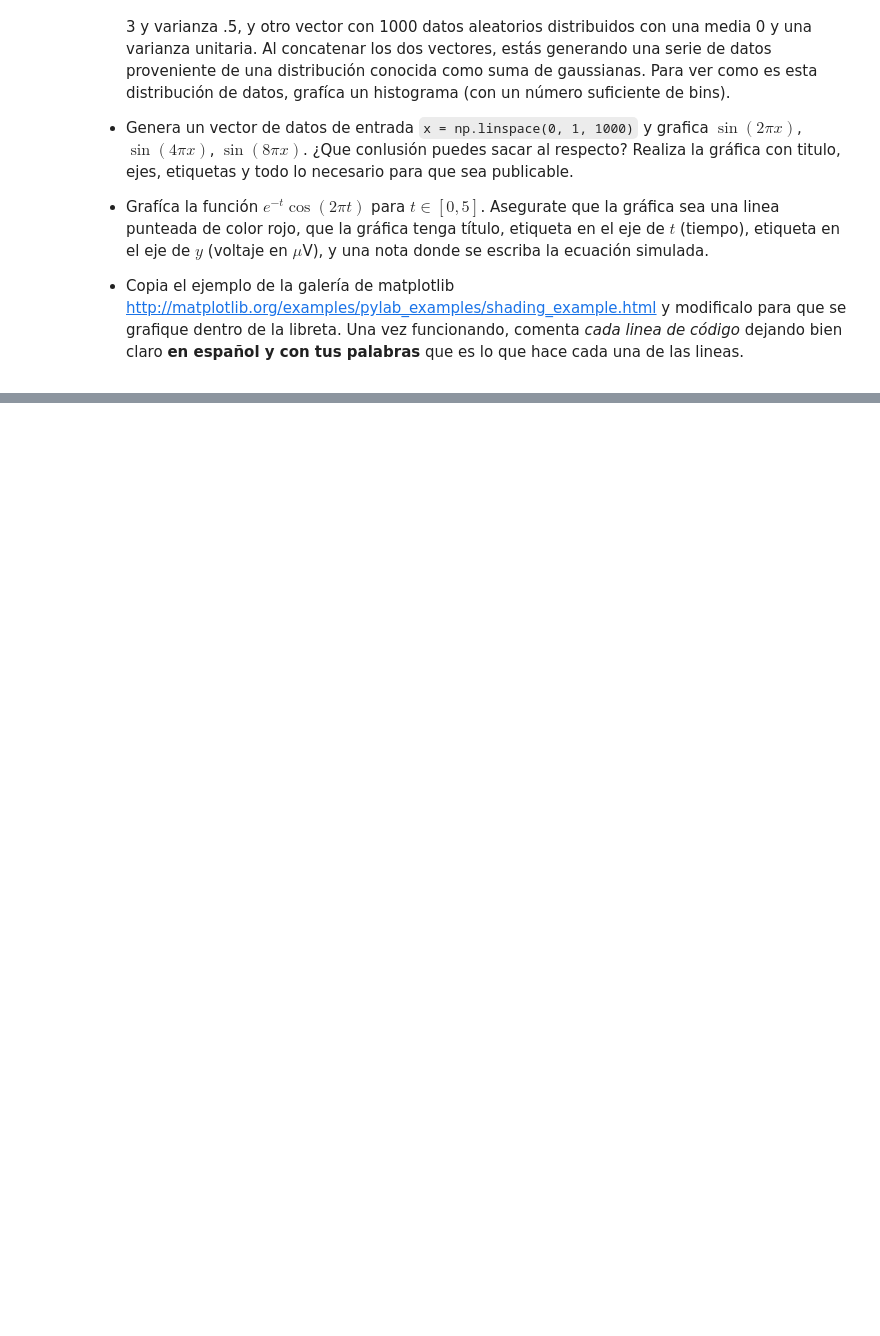
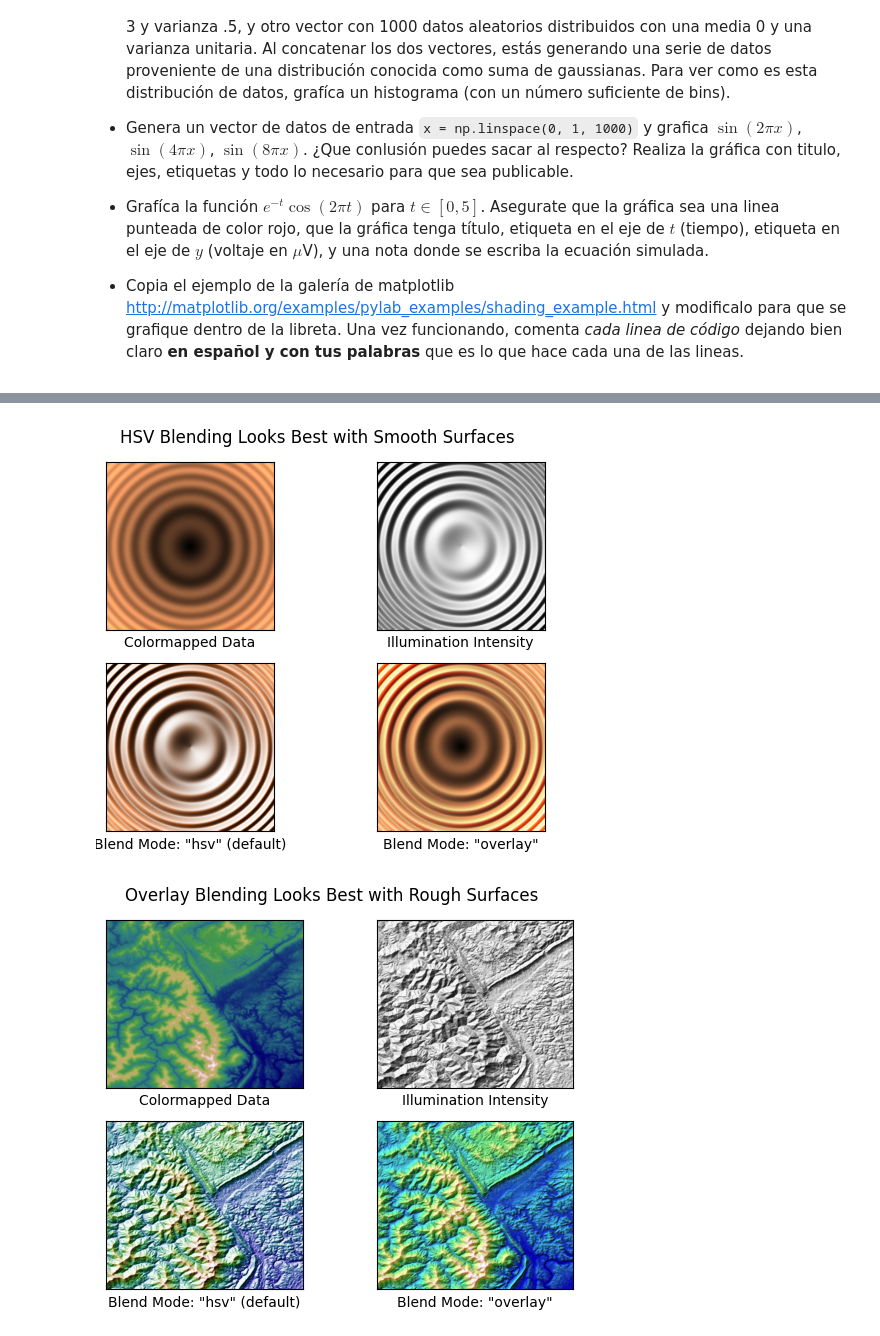
Before and after one commit to IA-UNISON/3-Aprendizaje, a Jupyter notebook: Introducción a Numpy y Matplotlib.ipynb, the cells around one changed output, grey strips where cells are left out. Drawn from its saved outputs; the diff is of its cells as text; code cells hidden in the pictures; blank space fills up the shorter version.

```diff
--- a/Introducción a Numpy y Matplotlib.ipynb
+++ b/Introducción a Numpy y Matplotlib.ipynb
@@ -692,0 +663,71 @@ plt.show()
+# %%
+# GRAFICA 4
+
+# Importa la clase LightSource del modulo colors de matplotlib
+from matplotlib.colors import LightSource
+# Importa la funcion get_sample_data del modulo cbook de matplotlib
+from matplotlib.cbook import get_sample_data
+
+# Define una funcion
+def compare(z, cmap, ve=1):
+    # Crea subgraficas o Ejes, acomodandolas como una matriz de 2x2, ademas de crear una Figura
+    fig, axes = plt.subplots(ncols=2, nrows=2)
+    # Itera sobre cada subgrafica o eje, de manera lineal
+    for ax in axes.flat:
+        # Para cada subgrafica elimina las marcas de los ejes x e y
+        ax.set(xticks=[], yticks=[])
+
+    # Crea una iluminacion
+    ls = LightSource(azdeg=315, altdeg=45)
+
+    # En la primera subgrafica, se crea un colormap, con los valores de z
+    axes[0, 0].imshow(z, cmap=cmap)
+    # Se pone una etiqueta en el eje x de la grafica
+    axes[0, 0].set(xlabel='Colormapped Data')
+
+    # Se calcula la intensidad de la iluminacion en la superficie, con un mapa de colores grises, y se muestra en la segunda subgrafica
+    axes[0, 1].imshow(ls.hillshade(z, vert_exag=ve), cmap='gray')
+    # Se pone una etiqueta en el eje x de la grafica
+    axes[0, 1].set(xlabel='Illumination Intensity')
+
+    # Combina el mapa de color de los datos con la iluminacion de la superficie, con cierto nivel de resaltado y un blend_mode de hsv
+    rgb = ls.shade(z, cmap=cmap, vert_exag=ve, blend_mode='hsv')
+    # Muestra la combinacion anterior en la subgrafica 3
+    axes[1, 0].imshow(rgb)
+    # Se pone una etiqueta en el eje x de la grafica
+    axes[1, 0].set(xlabel='Blend Mode: "hsv" (default)')
+
+    # Combina el mapa de color de los datos con la iluminacion de la superficie, con cierto nivel de resaltado y un blend_mode de overlay
+    rgb = ls.shade(z, cmap=cmap, vert_exag=ve, blend_mode='overlay')
+    # Muestra la combinacion anterior en la subgrafica 4
+    axes[1, 1].imshow(rgb)
+    # Se pone una etiqueta en el eje x de la grafica
+    axes[1, 1].set(xlabel='Blend Mode: "overlay"')
+
+    # Regresa la Figura creada, con las subgraficas dentro
+    return fig
+
+# Se crean todos los valores de x e y posibles, en el espacio de [-5, 5]x[-5, 5] con una separacion entre datos de 0.05
+x, y = np.mgrid[-5:5:0.05, -5:5:0.05]
+# Se calcula el valor de z
+z = 5 * (np.sqrt(x**2 + y**2) + np.sin(x**2 + y**2))
+# Genera el path del archivo
+filename = get_sample_data('jacksboro_fault_dem.npz', asfileobj=False)
+# Carga el path del archivo en un contexto, donde se llama dem el contenido del archivo
+with np.load(filename) as dem:
+    # Se selecciona o filtra la informacion de la columna elevation y se guarda en elev
+    elev = dem['elevation']
+# Se crean las 4 subgraficas llamando a compare y guardandolo en la figura fig
+fig = compare(z, plt.cm.copper)
+# Se crea un super titulo, con una ubicacion especifica en el eje y
+fig.suptitle('HSV Blending Looks Best with Smooth Surfaces', y=0.95)
+# Se crean las 4 subgraficas llamando a compare y guardandolo en la figura fig
+fig = compare(elev, plt.cm.gist_earth, ve=0.05)
+# Se crea un super titulo, con una ubicacion especifica en el eje y
+fig.suptitle('Overlay Blending Looks Best with Rough Surfaces', y=0.95)
+
+# Se muestran las dos figuras
+plt.show()
+# %% [output]
+[figure, added]
+[figure, added]
```
Also changed, not shown: parts of 10 cells of this notebook.
